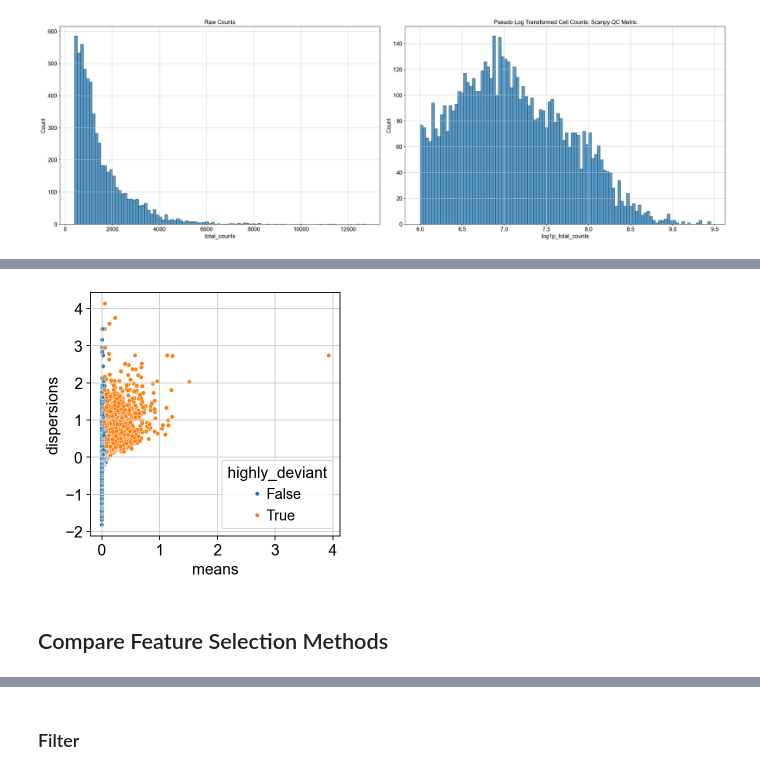
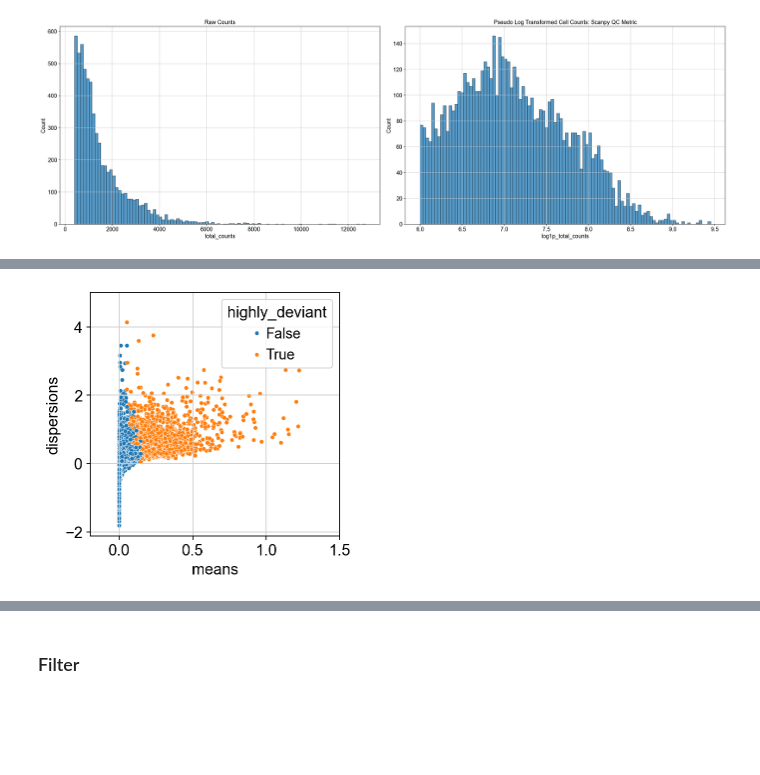
Before and after one commit to MikiasHWT/scRNA_Lethal_Covid19_Analysis, a Jupyter notebook: scRNA_Lethal_Covid19_Analysis.ipynb, the cells around one changed output, grey strips where cells are left out. Drawn from its saved outputs; the diff is of its cells as text; code cells hidden in the pictures; blank space fills up the shorter version.

```diff
--- a/scRNA_Lethal_Covid19_Analysis.ipynb
+++ b/scRNA_Lethal_Covid19_Analysis.ipynb
@@ -555,0 +598,5 @@ For our case we will apply an analytic approximation of Pearson residuals. [Norm
+# %%
+scales_counts_1M = sc.pp.normalize_total(adata, target_sum=1e6, inplace=False)
+# log1p transform with 1 Million UMI Scaling
+adata.layers["log1p-CPM"] = sc.pp.log1p(scales_counts_1M["X"], copy=True)
+adata
@@ -589,4 +632,0 @@ anndata2ri.activate()
-# %%
-scales_counts = sc.pp.normalize_total(adata, target_sum=None, inplace=False)
-# log1p transform
-adata.layers["log1p_norm"] = sc.pp.log1p(scales_counts["X"], copy=True)
@@ -595,4 +632,0 @@ adata.layers["log1p_norm"] = sc.pp.log1p(scales_counts["X"], copy=True)
-# %%
-scales_counts_10K = sc.pp.normalize_total(adata, target_sum=1e4, inplace=False)
-# log1p transform with 10K UMI Scaling
-adata.layers["log1p_norm_10K"] = sc.pp.log1p(scales_counts_10K["X"], copy=True)
@@ -783,18 +834,20 @@ sce = devianceFeatureSelection(adata, assay="X")
 binomial_deviance = ro.r("rowData(sce)$binomial_deviance").T
 # %%
-idx = binomial_deviance.argsort()[-4000:]
+# Select top diviant genes as column in var
+idx = binomial_deviance.argsort()[-2000:]
 mask = np.zeros(adata.var_names.shape, dtype=bool)
 mask[idx] = True
 
 adata.var["highly_deviant"] = mask
 adata.var["binomial_deviance"] = binomial_deviance
 
-sc.pp.highly_variable_genes(adata, layer="scran_normalization")
+# Use scanpy to compute mean and dispersion for visualization
+sc.pp.highly_variable_genes(adata, layer="log1p-total")
 # %%
 # Plot highly deviant genes
-sns.scatterplot(
-    data=adata.var, x="means", y="dispersions", hue="highly_deviant", s=15);
+ax = sns.scatterplot(data=adata.var, x="means", y="dispersions", hue="highly_deviant", s=15)
+ax.set_xlim(None, 1.5)
+ax.set_ylim(None, 5)
+plt.show();
 # %% [output]
-[figure, old version]
+[figure, new version]
-# %% [markdown]
-## Compare Feature Selection Methods
```
Also changed, not shown: parts of 61 cells of this notebook.
